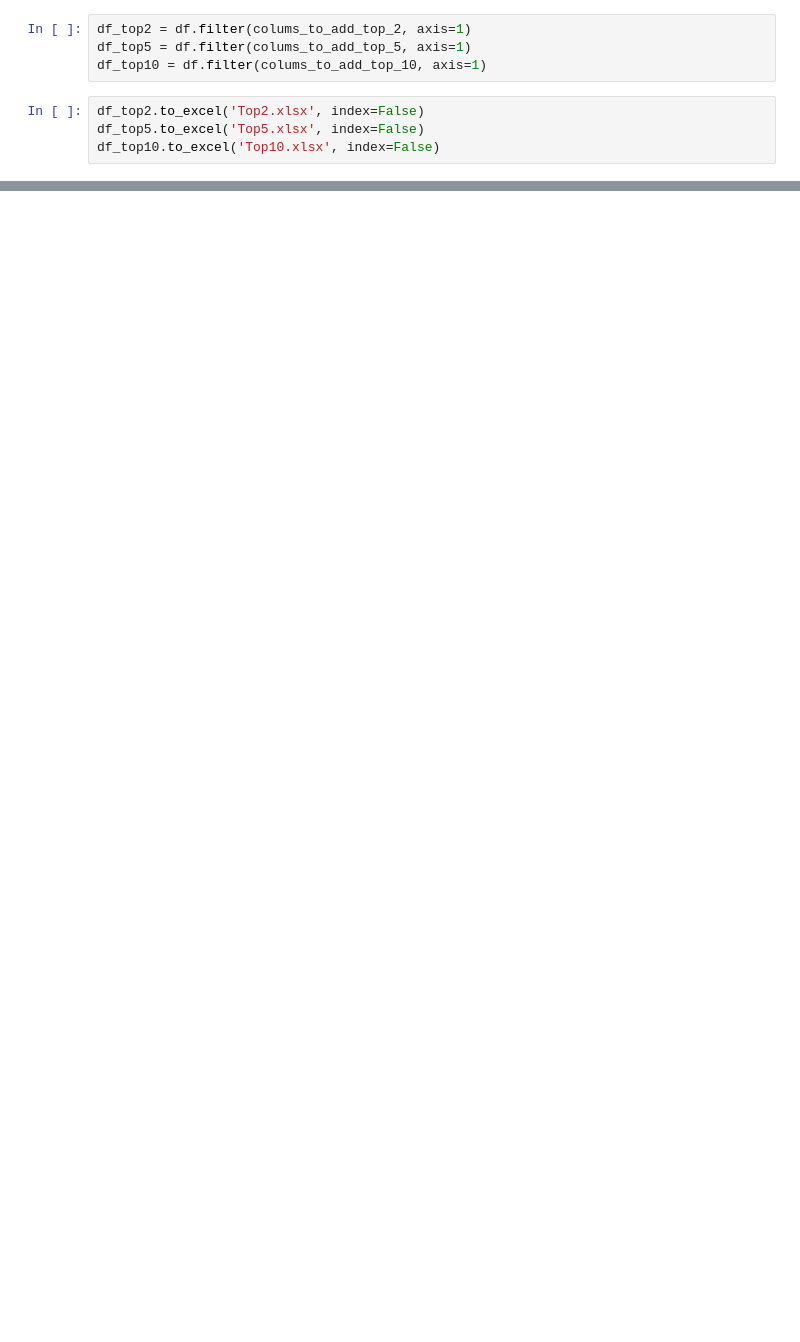
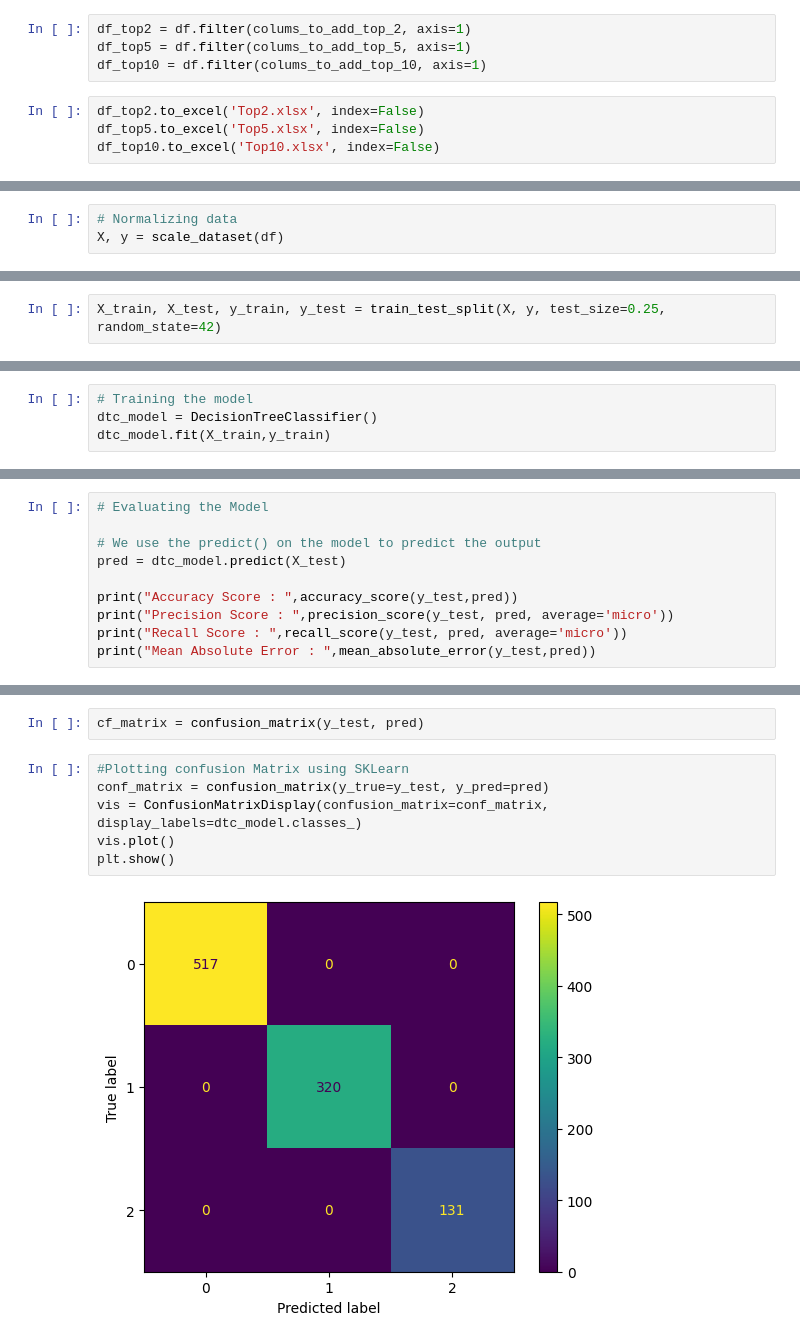
Before and after one commit to poojameledath/F20DL_Group_5_DMML_Portfolio, a Jupyter notebook: Lab3/Feature_Selection.ipynb, the cells around one changed output, grey strips where cells are left out. Saved outputs shown, nothing was run; the diff lists cells and outputs as text; blank space fills up the shorter version.

Commit message:
Lab 4
Preprocessing data, Splitting data into train and test, Training models, Evaluating models, Confusion Matrix

```diff
--- a/Lab3/Feature_Selection.ipynb
+++ b/Lab3/Feature_Selection.ipynb
@@ -199,0 +250,3 @@ df_top10.to_excel('Top10.xlsx', index=False)
+# %%
+# Normalizing data
+X, y = scale_dataset(df)
@@ -199,0 +273,2 @@ df_top10.to_excel('Top10.xlsx', index=False)
+# %%
+X_train, X_test, y_train, y_test = train_test_split(X, y, test_size=0.25, random_state=42)
@@ -199,0 +283,4 @@ df_top10.to_excel('Top10.xlsx', index=False)
+# %%
+# Training the model
+dtc_model = DecisionTreeClassifier()
+dtc_model.fit(X_train,y_train)
@@ -199,0 +298,10 @@ df_top10.to_excel('Top10.xlsx', index=False)
+# %%
+# Evaluating the Model
+
+# We use the predict() on the model to predict the output
+pred = dtc_model.predict(X_test)
+
+print("Accuracy Score : ",accuracy_score(y_test,pred))
+print("Precision Score : ",precision_score(y_test, pred, average='micro'))
+print("Recall Score : ",recall_score(y_test, pred, average='micro'))
+print("Mean Absolute Error : ",mean_absolute_error(y_test,pred))
@@ -199,0 +320,10 @@ df_top10.to_excel('Top10.xlsx', index=False)
+# %%
+cf_matrix = confusion_matrix(y_test, pred)
+# %%
+#Plotting confusion Matrix using SKLearn
+conf_matrix = confusion_matrix(y_true=y_test, y_pred=pred)
+vis = ConfusionMatrixDisplay(confusion_matrix=conf_matrix, display_labels=dtc_model.classes_)
+vis.plot()
+plt.show()
+# %% [output]
+[figure, added]
```
Also changed, not shown: parts of 42 cells of this notebook, 3 other files.
